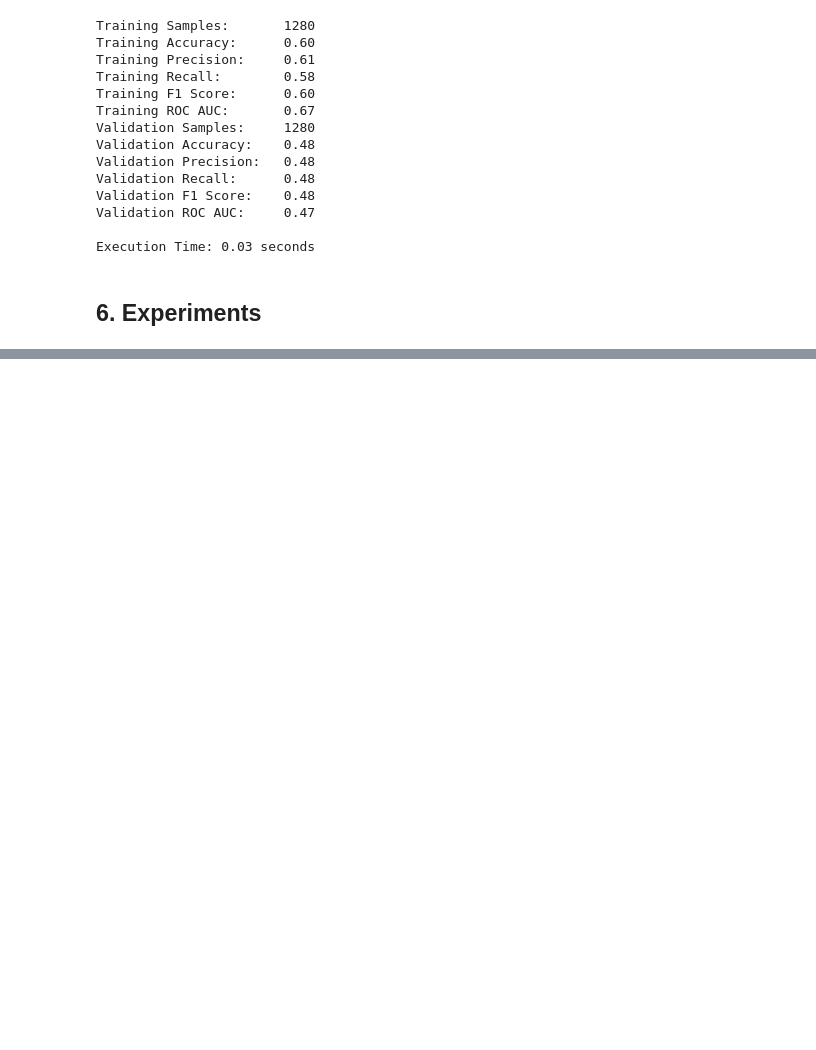
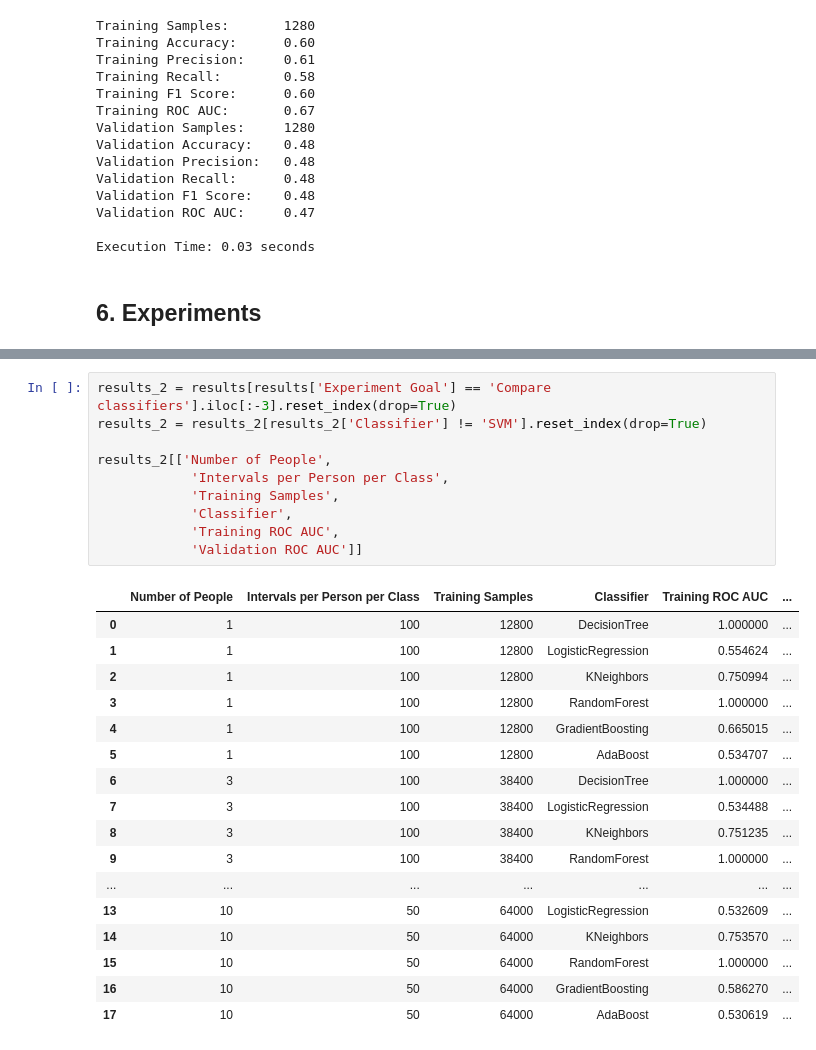
Before and after one commit to HCPS42/asmr-tda, a Jupyter notebook: src/research.ipynb, the cells around one changed output, grey strips where cells are left out. Cells and saved outputs as stored; diff of their text form; blank space fills up the shorter version.

Commit message:
Update results

```diff
--- a/src/research.ipynb
+++ b/src/research.ipynb
@@ -505,0 +526,28 @@ results[['Classifier', 'Training Samples', 'Intervals per Person per Class', 'Tr
+# %%
+results_2 = results[results['Experiment Goal'] == 'Compare classifiers'].iloc[:-3].reset_index(drop=True)
+results_2 = results_2[results_2['Classifier'] != 'SVM'].reset_index(drop=True)
+
+results_2[['Number of People',
+            'Intervals per Person per Class',
+            'Training Samples',
+            'Classifier',
+            'Training ROC AUC',
+            'Validation ROC AUC']]
+# %% [output]
+|  | Number of People | Intervals per Person per Class | Training Samples | Classifier | Training ROC AUC | ... |
+| 0 | 1 | 100 | 12800 | DecisionTree | 1.000000 | ... |
+| 1 | 1 | 100 | 12800 | LogisticRegression | 0.554624 | ... |
+| 2 | 1 | 100 | 12800 | KNeighbors | 0.750994 | ... |
+| 3 | 1 | 100 | 12800 | RandomForest | 1.000000 | ... |
+| 4 | 1 | 100 | 12800 | GradientBoosting | 0.665015 | ... |
+| 5 | 1 | 100 | 12800 | AdaBoost | 0.534707 | ... |
+| 6 | 3 | 100 | 38400 | DecisionTree | 1.000000 | ... |
+| 7 | 3 | 100 | 38400 | LogisticRegression | 0.534488 | ... |
+| 8 | 3 | 100 | 38400 | KNeighbors | 0.751235 | ... |
+| 9 | 3 | 100 | 38400 | RandomForest | 1.000000 | ... |
+| ... | ... | ... | ... | ... | ... | ... |
+| 13 | 10 | 50 | 64000 | LogisticRegression | 0.532609 | ... |
+| 14 | 10 | 50 | 64000 | KNeighbors | 0.753570 | ... |
+| 15 | 10 | 50 | 64000 | RandomForest | 1.000000 | ... |
+| 16 | 10 | 50 | 64000 | GradientBoosting | 0.586270 | ... |
+| 17 | 10 | 50 | 64000 | AdaBoost | 0.530619 | ... |
```
Also changed, not shown: parts of 5 cells of this notebook, 1 other file.
